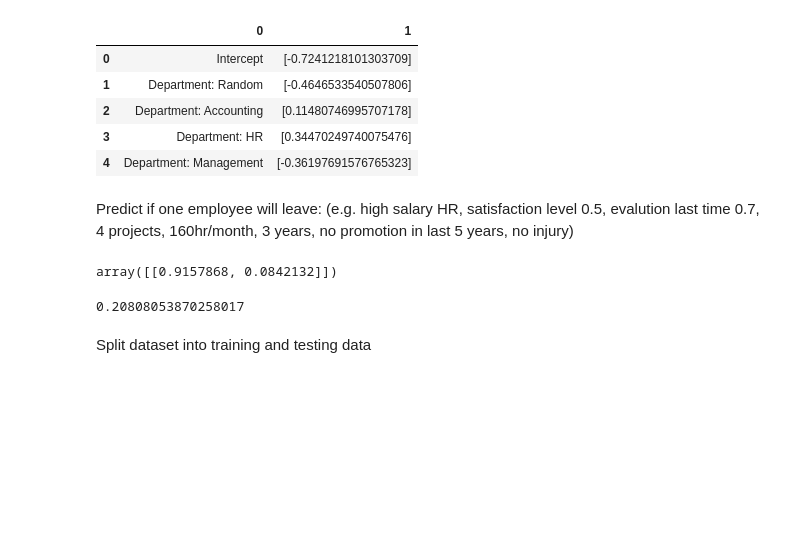
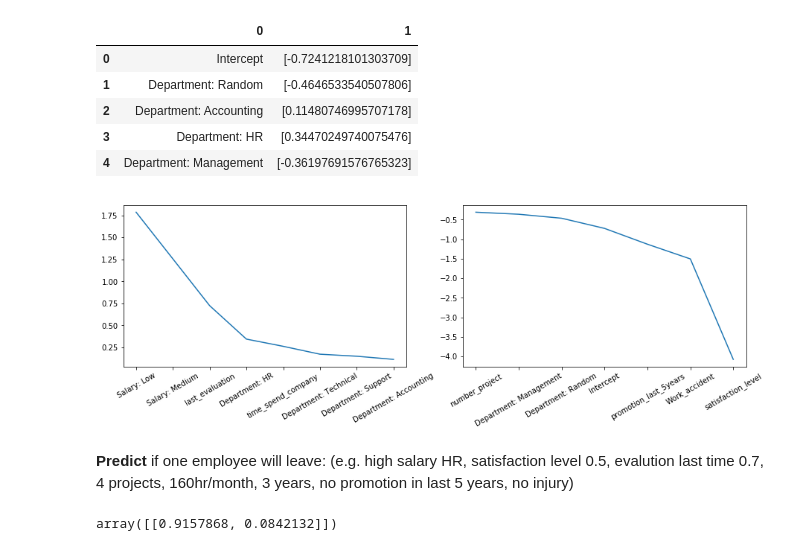
Before and after one commit to cameozl/Project_EmployeeLeave, a Jupyter notebook: employee_leave.ipynb, the cells around one changed output. Drawn from its saved outputs; the diff is of its cells as text; code cells hidden in the pictures; blank space fills up the shorter version.

```diff
--- a/employee_leave.ipynb
+++ b/employee_leave.ipynb
@@ -214,7 +212,7 @@ res_frame
 # %% [markdown]
 ### LogisticRegression
 # %%
-model = LogisticRegression()
+model = LR()
 model.fit(X,y)
 pd.DataFrame(list(zip(X.columns, np.transpose(model.coef_)))).head()
 # %% [output]
@@ -227,8 +225,27 @@ pd.DataFrame(list(zip(X.columns, np.transpose(model.coef_)))).head()
 # %%
 # print(model.score(X,y))
 # model.coef_
+# %%
+LRCoeff = pd.DataFrame(list(zip(X.columns, np.transpose(model.coef_))))
+LRCoeff.columns = ['features', 'coeffs']
+Leave = LRCoeff.sort_values(by=['coeffs'],ascending=False).head(8)
+NotLeave = LRCoeff.sort_values(by=['coeffs'], ascending=False).tail(7)
+
+plt.figure(figsize=(15, 4))
+
+plt.subplot(1, 2, 1)
+plt.plot(Leave['features'].iloc[0:18],Leave['coeffs'].iloc[0:18])
+locs, labels = plt.xticks()
+increase = plt.setp(labels, rotation=30)
+
+plt.subplot(1, 2, 2)
+plt.plot(NotLeave['features'].iloc[0:18],NotLeave['coeffs'].iloc[0:18])
+locs, labels = plt.xticks()
+decrease = plt.setp(labels, rotation=30)
+# %% [output]
+[figure, added]
 # %% [markdown]
-Predict if one employee will leave: (e.g. high salary HR, satisfaction level 0.5, evalution last time 0.7, 4 projects, 160hr/month, 3 years, no promotion in last 5 years, no injury)
+**Predict** if one employee will leave: (e.g. high salary HR, satisfaction level 0.5, evalution last time 0.7, 4 projects, 160hr/month, 3 years, no promotion in last 5 years, no injury)
 # %%
 model.predict_proba([[1,0,0,1,0,0,0,0,0,0,0,0, 0.5, 0.7, 4.0, 160, 3.0, 0, 0]])
 # %% [output]
@@ -236,8 +257,4 @@ array([[0.9157868, 0.0842132]])
 # %%
-model.predict_proba(X)
-pred = model.predict(X)
-(abs(pred-y)).sum() / len(y)
+# model.predict_proba(X)
+# pred = model.predict(X)
+# (abs(pred-y)).sum() / len(y)
-# %% [output]
-0.20808053870258017
-# %% [markdown]
-Split dataset into training and testing data
```
Also changed, not shown: parts of 13 cells of this notebook.
